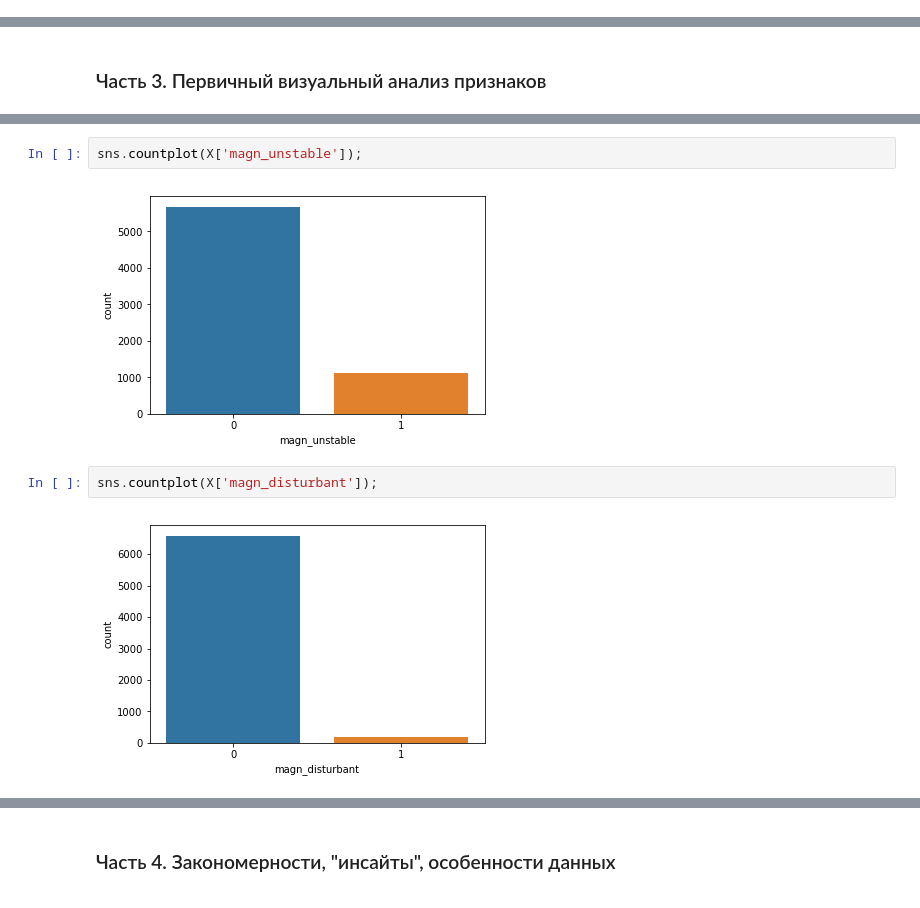
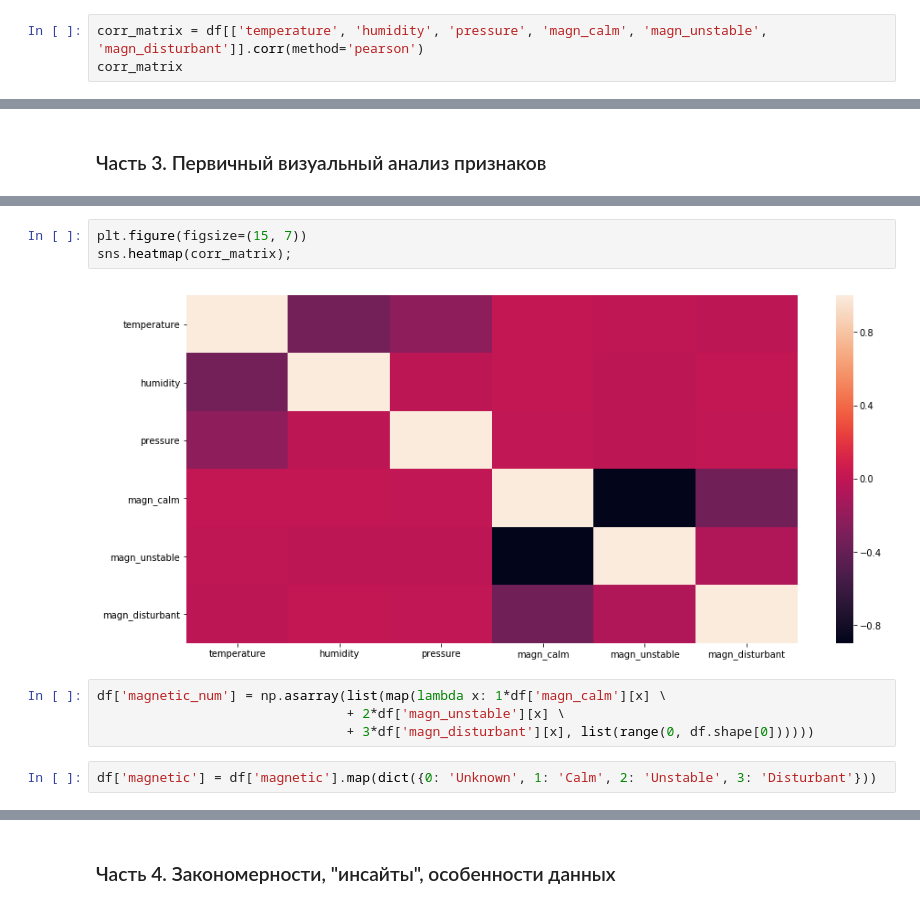
Before and after one commit to x-raizor/mlcourse_open, a Jupyter notebook: jupyter_notebooks/projects_individual/temperature-forecasting.ipynb, the cells around one changed output, grey strips where cells are left out. Cells and saved outputs as stored; diff of their text form.

```diff
--- a/jupyter_notebooks/projects_individual/temperature-forecasting.ipynb
+++ b/jupyter_notebooks/projects_individual/temperature-forecasting.ipynb
@@ -124,0 +126,3 @@ X.iloc[1:10,:]
+# %%
+corr_matrix = df[['temperature', 'humidity', 'pressure', 'magn_calm', 'magn_unstable', 'magn_disturbant']].corr(method='pearson')
+corr_matrix
@@ -131,8 +139,11 @@ sns.countplot(X['magn_calm']);
-# %%
-sns.countplot(X['magn_unstable']);
-# %% [output]
-[figure, removed]
-# %%
-sns.countplot(X['magn_disturbant']);
-# %% [output]
-[figure, removed]
+# %%
+plt.figure(figsize=(15, 7))
+sns.heatmap(corr_matrix);
+# %% [output]
+[figure, added]
+# %%
+df['magnetic_num'] = np.asarray(list(map(lambda x: 1*df['magn_calm'][x] \
+                                + 2*df['magn_unstable'][x] \
+                                + 3*df['magn_disturbant'][x], list(range(0, df.shape[0])))))
+# %%
+df['magnetic'] = df['magnetic'].map(dict({0: 'Unknown', 1: 'Calm', 2: 'Unstable', 3: 'Disturbant'}))
```
Also changed, not shown: parts of 24 cells of this notebook.
